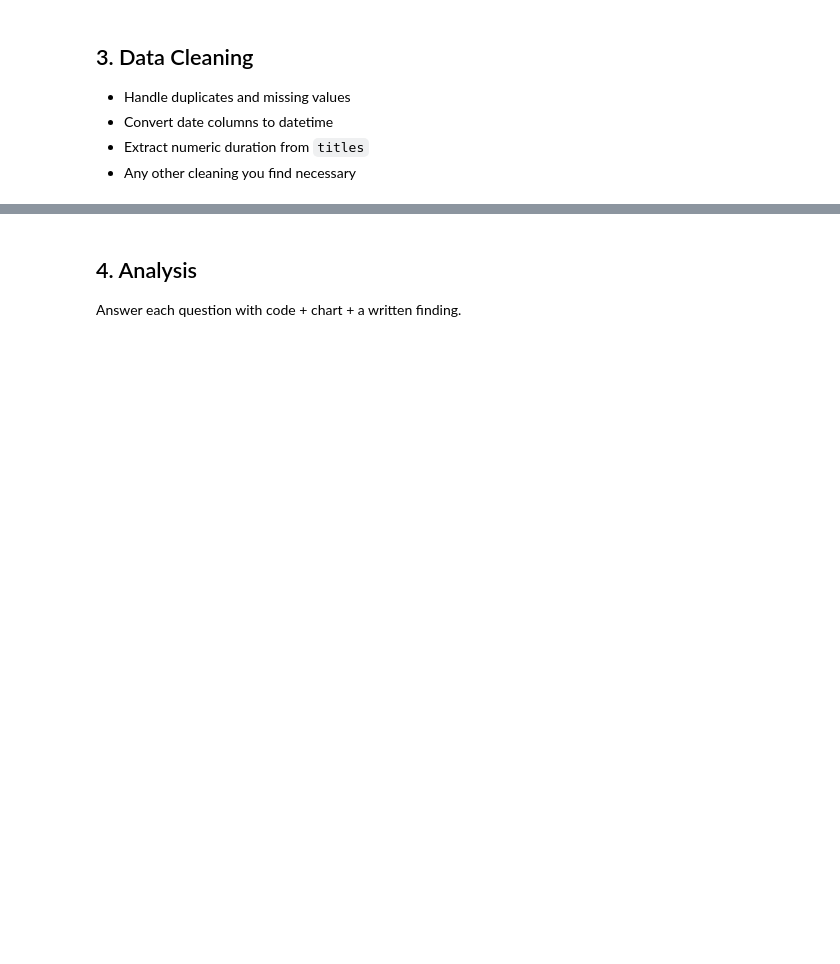
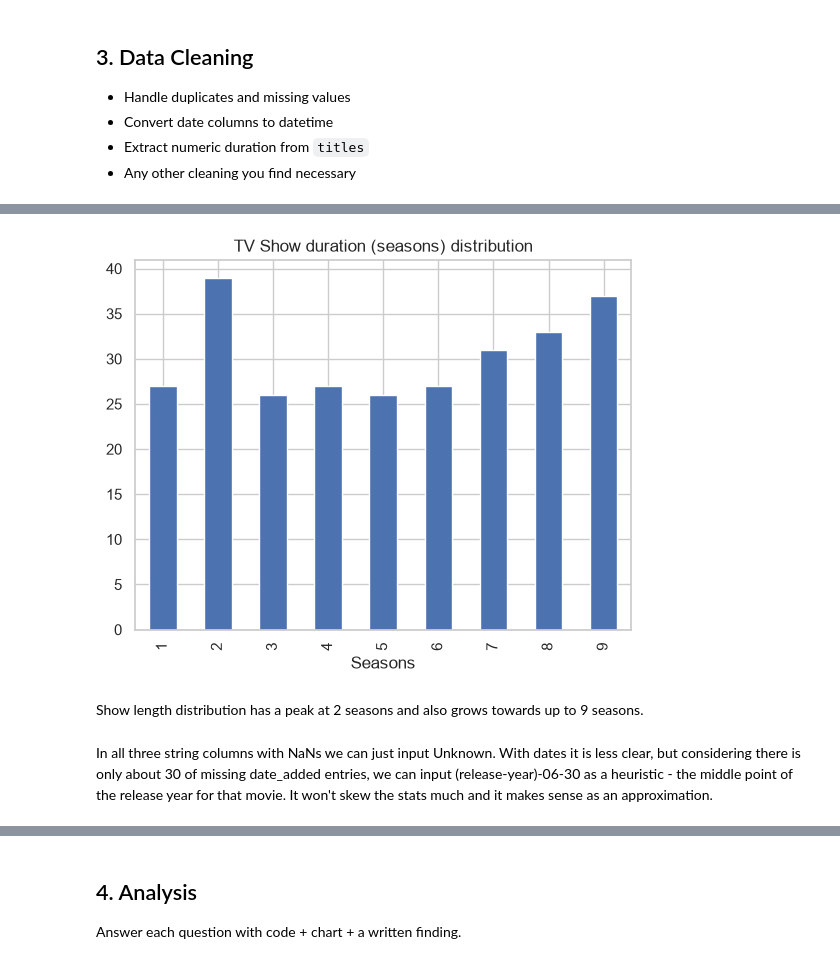
Before and after one commit to sysakm/movie_analytics_da_2026, a Jupyter notebook: starter_notebook.ipynb, the cells around one changed output, grey strips where cells are left out. Drawn from its saved outputs; the diff is of its cells as text; code cells hidden in the pictures; blank space fills up the shorter version.

```diff
--- a/starter_notebook.ipynb
+++ b/starter_notebook.ipynb
@@ -48,0 +274,11 @@ Understand each table's grain, dtypes, and missing values **before** merging any
+# %%
+titles[titles['type'] == 'TV Show']['duration_num'].value_counts().sort_index().plot(kind='bar')
+plt.xlabel('Seasons')
+plt.title('TV Show duration (seasons) distribution')
+plt.show()
+# %% [output]
+[figure, added]
+# %% [markdown]
+Show length distribution has a peak at 2 seasons and also grows towards up to 9 seasons.
+# %% [markdown]
+In all three string columns with NaNs we can just input Unknown. With dates it is less clear, but considering there is only about 30 of missing date_added entries, we can input (release-year)-06-30 as a heuristic - the middle point of the release year for that movie. It won't skew the stats much and it makes sense as an approximation.
```
Also changed, not shown: parts of 121 cells of this notebook.
